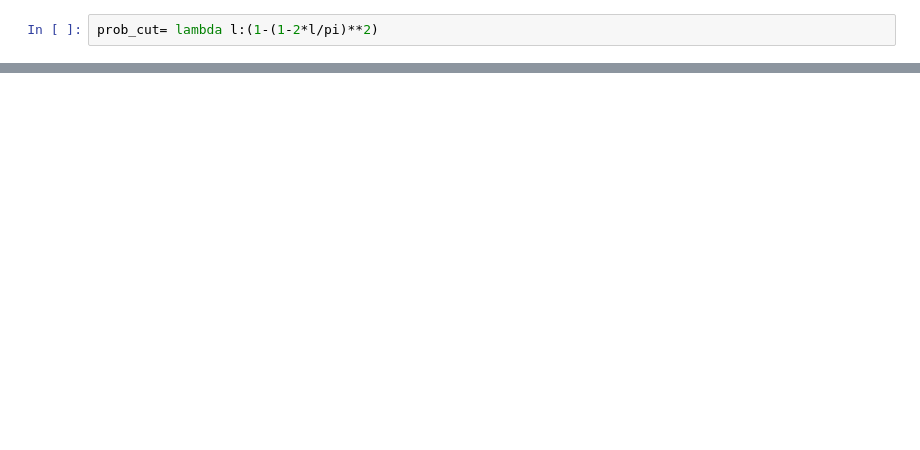
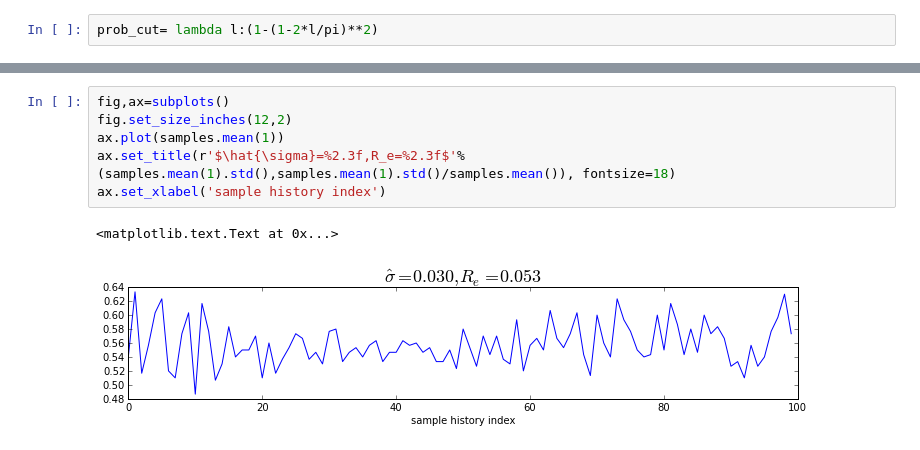
Before and after one commit to unpingco/Pig-in-the-Python, a Jupyter notebook: Buffons_Needle_Sim.ipynb, the cells around one changed output, grey strips where cells are left out. Cells and saved outputs as stored; diff of their text form; blank space fills up the shorter version.

```diff
--- a/Buffons_Needle_Sim.ipynb
+++ b/Buffons_Needle_Sim.ipynb
@@ -163,0 +161,9 @@ Generate samples in likely regions
+# %%
+fig,ax=subplots()
+fig.set_size_inches(12,2)
+ax.plot(samples.mean(1))
+ax.set_title(r'$\hat{\sigma}=%2.3f,R_e=%2.3f$'% (samples.mean(1).std(),samples.mean(1).std()/samples.mean()), fontsize=18)
+ax.set_xlabel('sample history index')
+# %% [output]
+<matplotlib.text.Text at 0x...>
+[figure, added]
```
Also changed, not shown: parts of 39 cells of this notebook.
